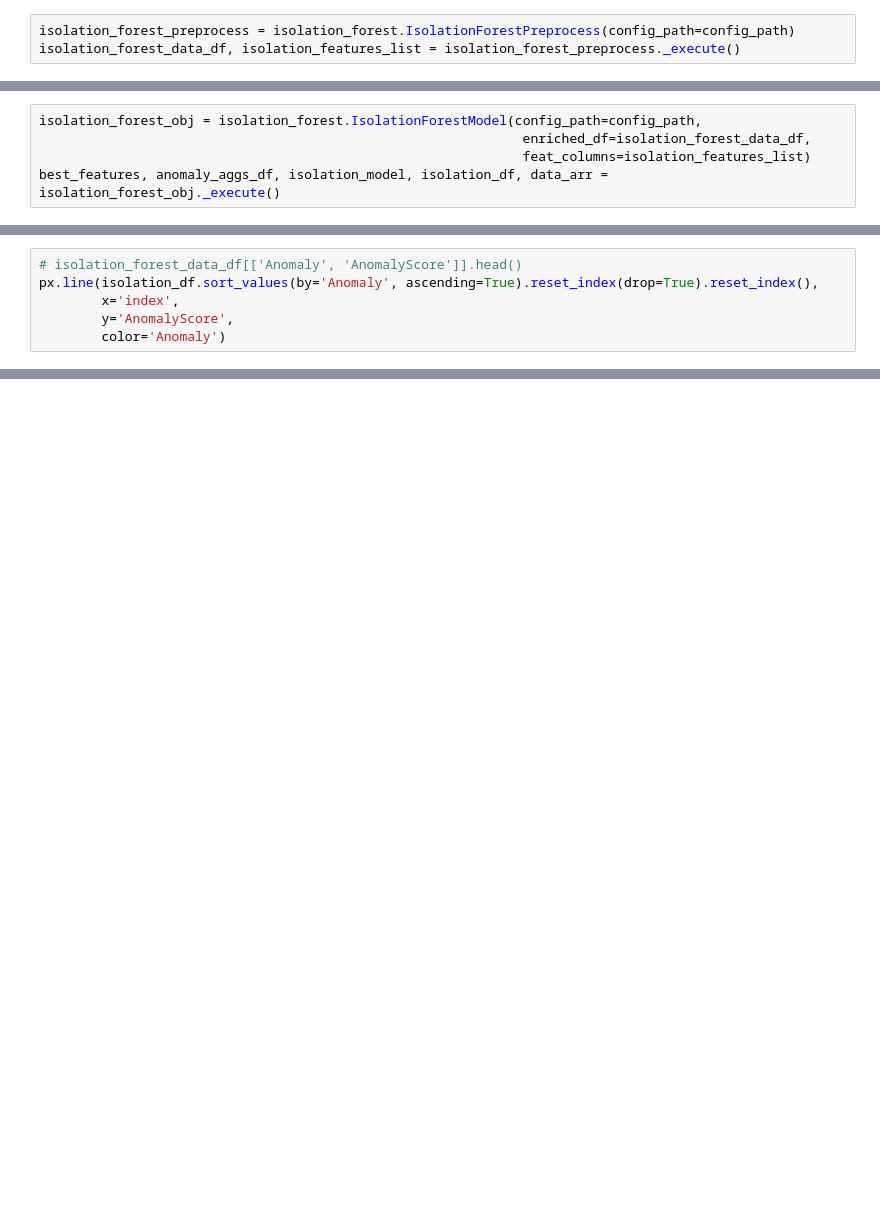
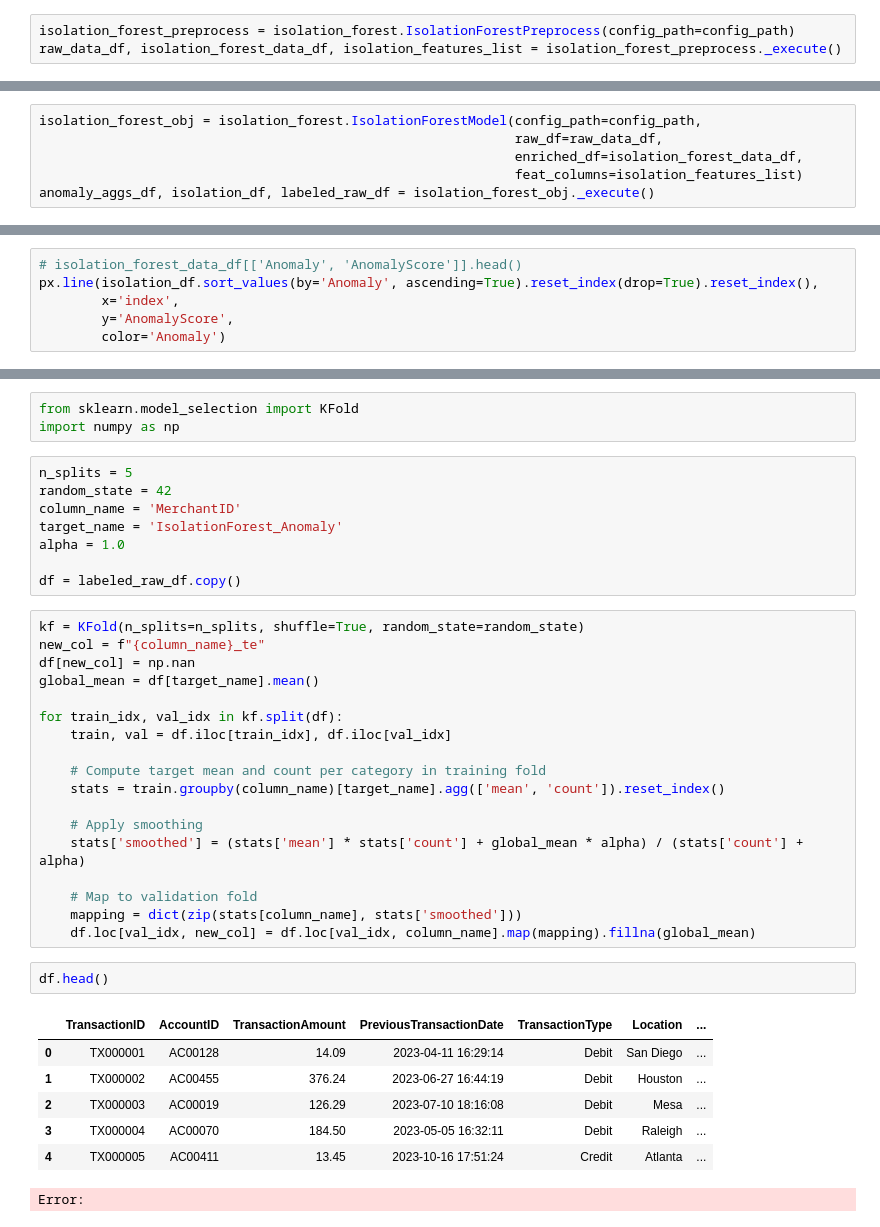
Before and after one commit to yothad/research, a Jupyter notebook: anomaly_bank/run.ipynb, the cells around one changed output, grey strips where cells are left out. Drawn from its saved outputs; the diff is of its cells as text; blank space fills up the shorter version.

```diff
--- a/anomaly_bank/run.ipynb
+++ b/anomaly_bank/run.ipynb
@@ -14,13 +14,14 @@ import steps.isolation_forest as isolation_forest
 config_path = "config/config.yml"
 # %%
 isolation_forest_preprocess = isolation_forest.IsolationForestPreprocess(config_path=config_path)
-isolation_forest_data_df, isolation_features_list = isolation_forest_preprocess._execute()
+raw_data_df, isolation_forest_data_df, isolation_features_list = isolation_forest_preprocess._execute()
 # %% [output]
 data/bank_transactions_data.csv
 C:\repos\research\anomaly_bank
 # %%
 isolation_forest_obj = isolation_forest.IsolationForestModel(config_path=config_path,
-                                                              enriched_df=isolation_forest_data_df,
-                                                              feat_columns=isolation_features_list)
-best_features, anomaly_aggs_df, isolation_model, isolation_df, data_arr = isolation_forest_obj._execute()
+                                                             raw_df=raw_data_df,
+                                                             enriched_df=isolation_forest_data_df,
+                                                             feat_columns=isolation_features_list)
+anomaly_aggs_df, isolation_df, labeled_raw_df = isolation_forest_obj._execute()
 # %% [output]
@@ -150,0 +64,39 @@ Top anomalies:
+# %%
+from sklearn.model_selection import KFold
+import numpy as np
+# %%
+n_splits = 5
+random_state = 42
+column_name = 'MerchantID'
+target_name = 'IsolationForest_Anomaly'
+alpha = 1.0
+
+df = labeled_raw_df.copy()
+# %%
+kf = KFold(n_splits=n_splits, shuffle=True, random_state=random_state)
+new_col = f"{column_name}_te"
+df[new_col] = np.nan
+global_mean = df[target_name].mean()
+
+for train_idx, val_idx in kf.split(df):
+    train, val = df.iloc[train_idx], df.iloc[val_idx]
+
+    # Compute target mean and count per category in training fold
+    stats = train.groupby(column_name)[target_name].agg(['mean', 'count']).reset_index()
+
+    # Apply smoothing
+    stats['smoothed'] = (stats['mean'] * stats['count'] + global_mean * alpha) / (stats['count'] + alpha)
+
+    # Map to validation fold
+    mapping = dict(zip(stats[column_name], stats['smoothed']))
+    df.loc[val_idx, new_col] = df.loc[val_idx, column_name].map(mapping).fillna(global_mean)
+# %%
+df.head()
+# %% [output]
+|  | TransactionID | AccountID | TransactionAmount | PreviousTransactionDate | TransactionType | Location | ... |
+| 0 | TX000001 | AC00128 | 14.09 | 2023-04-11 16:29:14 | Debit | San Diego | ... |
+| 1 | TX000002 | AC00455 | 376.24 | 2023-06-27 16:44:19 | Debit | Houston | ... |
+| 2 | TX000003 | AC00019 | 126.29 | 2023-07-10 18:16:08 | Debit | Mesa | ... |
+| 3 | TX000004 | AC00070 | 184.50 | 2023-05-05 16:32:11 | Debit | Raleigh | ... |
+| 4 | TX000005 | AC00411 | 13.45 | 2023-10-16 17:51:24 | Credit | Atlanta | ... |
+Error:
```
Also changed, not shown: parts of 5 cells of this notebook, 5 other files.
